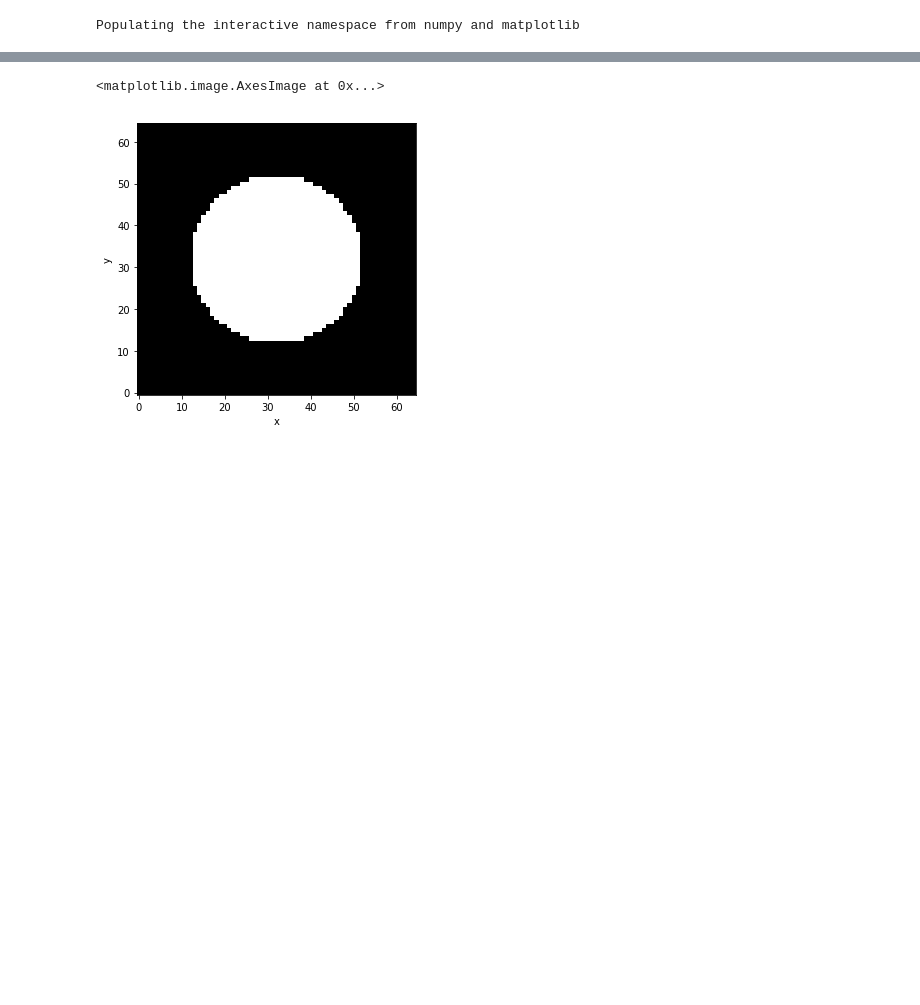
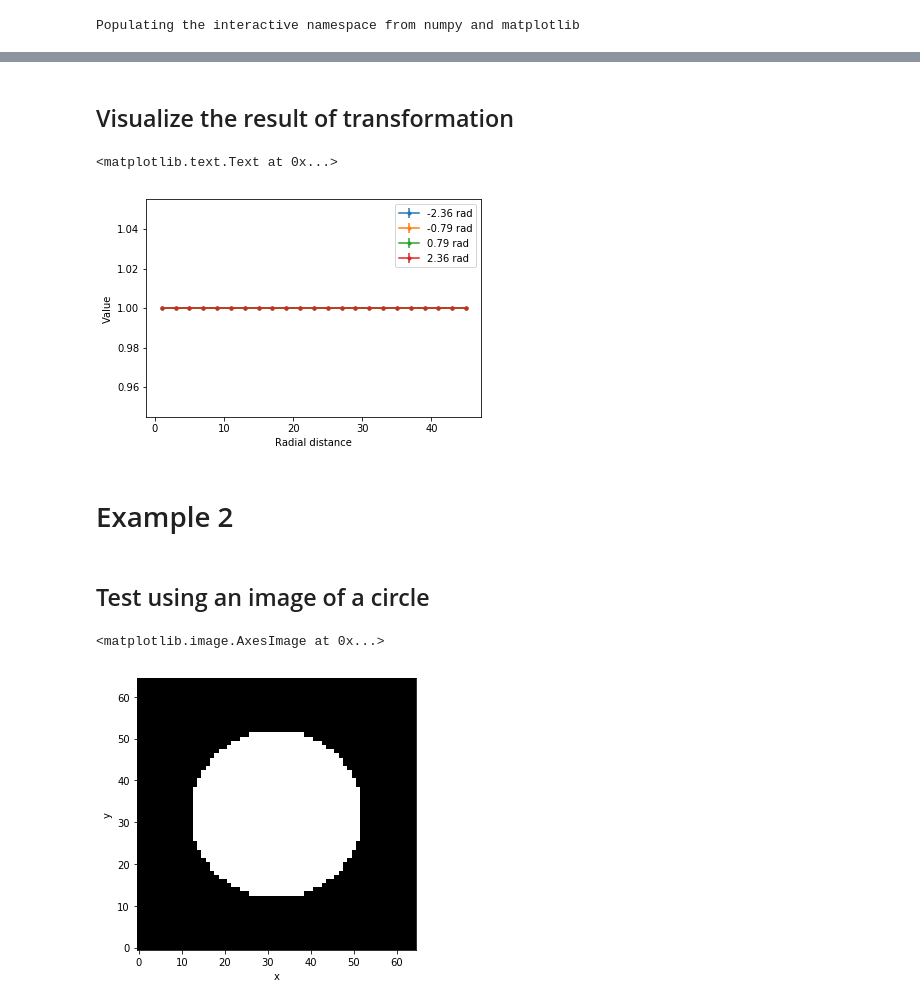
Before and after one commit to drkutuzov/image-to-polar, a Jupyter notebook: tutorial.ipynb, the cells around one changed output, grey strips where cells are left out. Drawn from its saved outputs; the diff is of its cells as text; code cells hidden in the pictures; blank space fills up the shorter version.

```diff
--- a/tutorial.ipynb
+++ b/tutorial.ipynb
@@ -10 +51,19 @@ imshow_kwg = {'size': 5, 'aspect': 1, 'cmap': 'afmhot', 'add_colorbar': 0}
+# %%
+polar_image1 = trf.transform_to_polar(test_image1, bins)
+# %% [markdown]
+## Visualize the result of transformation
+# %%
+fig, ax = subplots()
+for theta, radial_distrib in polar_image1.groupby('theta'):
+    ax.errorbar(radial_distrib.r, radial_distrib.y, radial_distrib.yerr, label=f'{theta:.2f} rad', marker='.')
+ax.legend()
+ax.set_xlabel('Radial distance')
+ax.set_ylabel('Value')
+# %% [output]
+<matplotlib.text.Text at 0x...>
+[figure, added]
+# %% [markdown]
+# Example 2
+# %% [markdown]
+## Test using an image of a circle
 # %%
```
Also changed, not shown: parts of 21 cells of this notebook, 1 other file.
